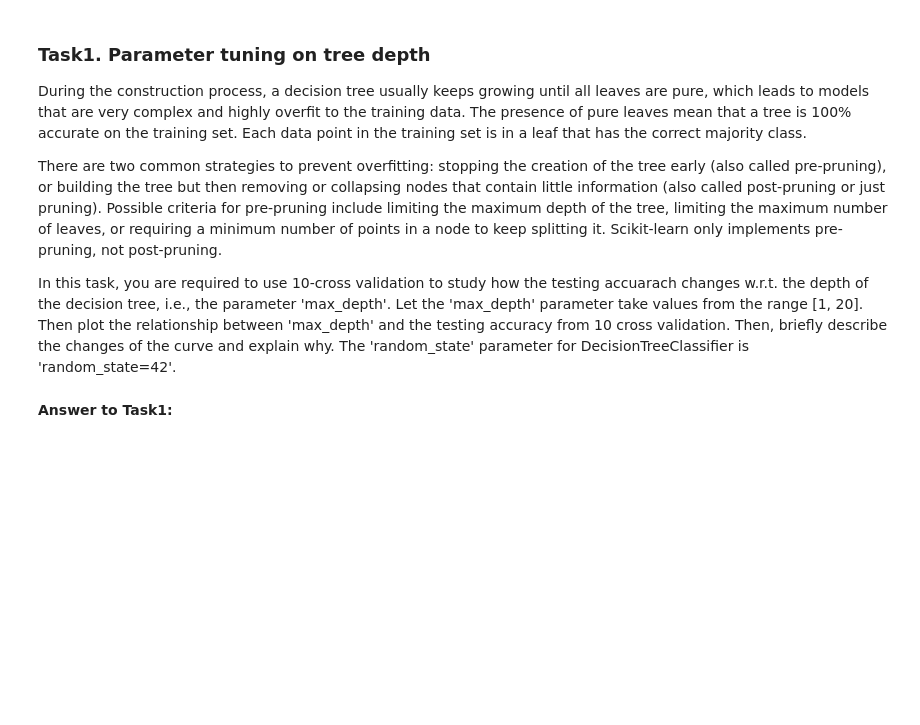
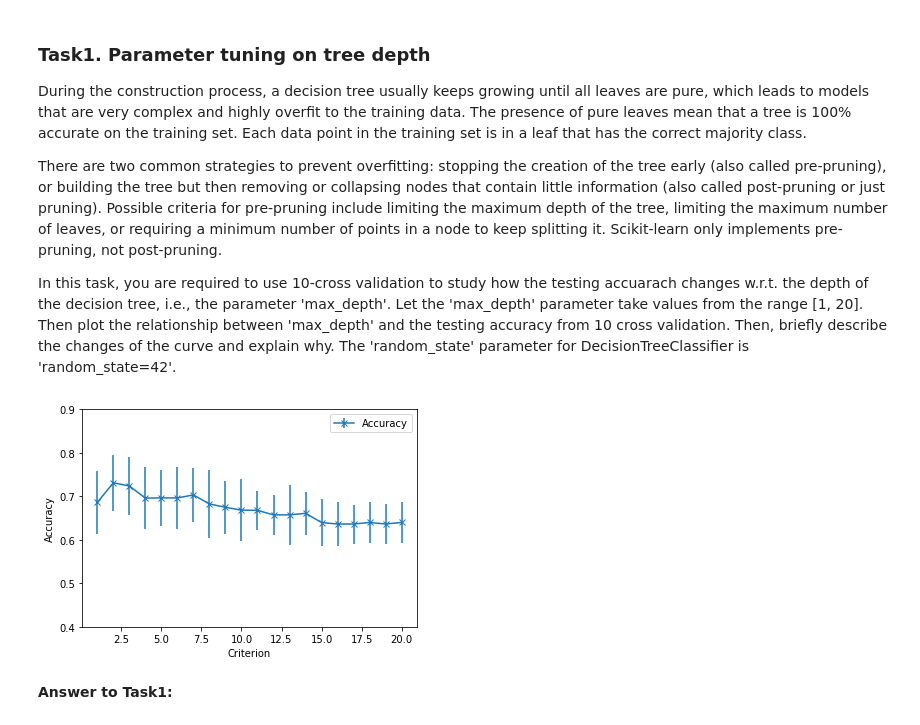
Before and after one commit to N-2-O/COMP2200-practical-workshops-N-2-O, a Jupyter notebook: Workshop Week 12 Decision Trees.ipynb, the cells around one changed output. Drawn from its saved outputs; the diff is of its cells as text; code cells hidden in the pictures; blank space fills up the shorter version.

```diff
--- a/Workshop Week 12 Decision Trees.ipynb
+++ b/Workshop Week 12 Decision Trees.ipynb
@@ -203,3 +203,13 @@ In this task, you are required to use 10-cross validation to study how the testi
 # %%
 # Your code here ...
 # For each tree depth, we use 10-fold cross validation to report the testing accuracy.
+cv_scores = []
+cv_scores_std = []
+max_depth = []
+for i in range(1,21):
+    max_depth.append(i)
+for i in max_depth:
+    clf_dtc = DecisionTreeClassifier(max_depth=i, random_state=42)
+    scores = cross_val_score(clf_dtc, X, y, scoring='accuracy', cv=KFold(n_splits=10, shuffle=True, random_state=42))
+    cv_scores.append(scores.mean())
+    cv_scores_std.append(scores.std())
@@ -209,3 +216,14 @@ In this task, you are required to use 10-cross validation to study how the testi
+# %%
+# Your code here ...
+# Plot the relationship
+plt.errorbar(max_depth, cv_scores, yerr=cv_scores_std, marker ='x', label='Accuracy')
+plt.xlabel('Criterion')
+plt.ylim([0.4, 0.9])
+plt.ylabel('Accuracy')
+plt.legend(loc='best')
+plt.show()
+# %% [output]
+[figure, added]
 # %% [markdown]
 **Answer to Task1:**
 # %% [markdown]
```
Also changed, not shown: parts of 15 cells of this notebook.
